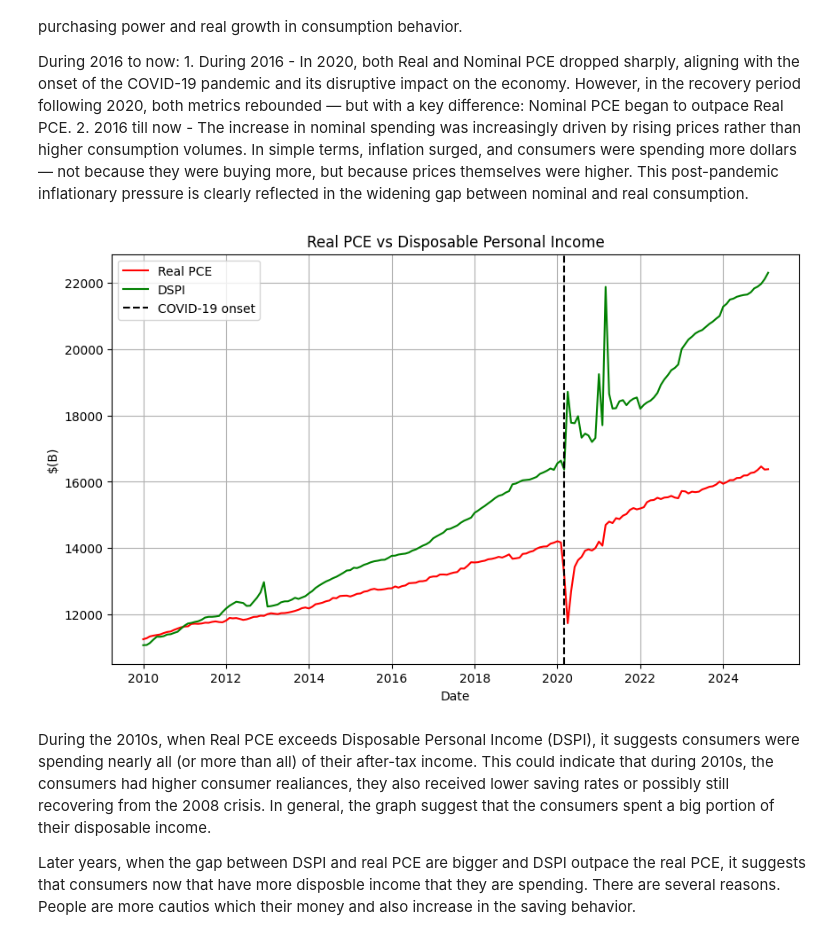
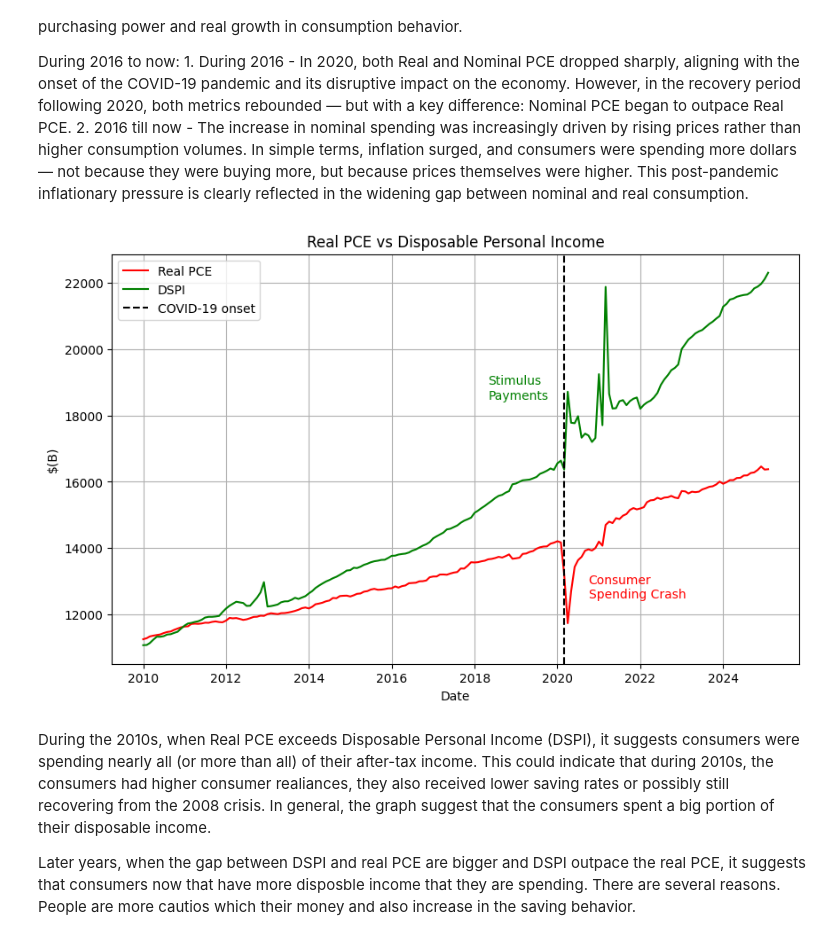
Before and after one commit to nguyen010103/us-consumer-spending-inflation, a Jupyter notebook: notebook/Analysis_01.ipynb, the cells around one changed output. Drawn from its saved outputs; the diff is of its cells as text; code cells hidden in the pictures.

```diff
--- a/notebook/Analysis_01.ipynb
+++ b/notebook/Analysis_01.ipynb
@@ -99,17 +114,25 @@ During 2016 to now:
 # %%
 plt.figure(figsize=(10, 6))
 plt.plot(pce['date'], pce['real_pce'], label='Real PCE', color = 'red')
 plt.plot(dspi['date'], dspi['value'], label='DSPI', color = 'green')
 covid_date = pd.to_datetime("2020-03-01")
 plt.axvline(x=covid_date, color='black', linestyle='--', linewidth=1.5, label='COVID-19 onset')
+
+#annotate the graph
+# After plotting the lines
+
+# Simple text labels
+plt.text(pd.to_datetime('2018-05-01'), 18500, 'Stimulus\nPayments', fontsize=10, color='green')
+plt.text(pd.to_datetime('2020-10-01'), 12500, 'Consumer\nSpending Crash', fontsize=10, color='red')
+
 plt.title("Real PCE vs Disposable Personal Income")
 plt.xlabel("Date")
 plt.ylabel("$(B)")
 plt.legend()
 plt.grid()
 plt.show()
 # %% [output]
-[figure, old version]
+[figure, new version]
 # %% [markdown]
 During the 2010s, when Real PCE exceeds Disposable Personal Income (DSPI), it suggests consumers were spending nearly all (or more than all) of their after-tax income. This could indicate that during 2010s, the consumers had higher consumer realiances, they also received lower saving rates or possibly still recovering from the 2008 crisis. In general, the graph suggest that the consumers spent a big portion of their disposable income.
 
```
Also changed, not shown: parts of 2 cells of this notebook, 1 other file.
